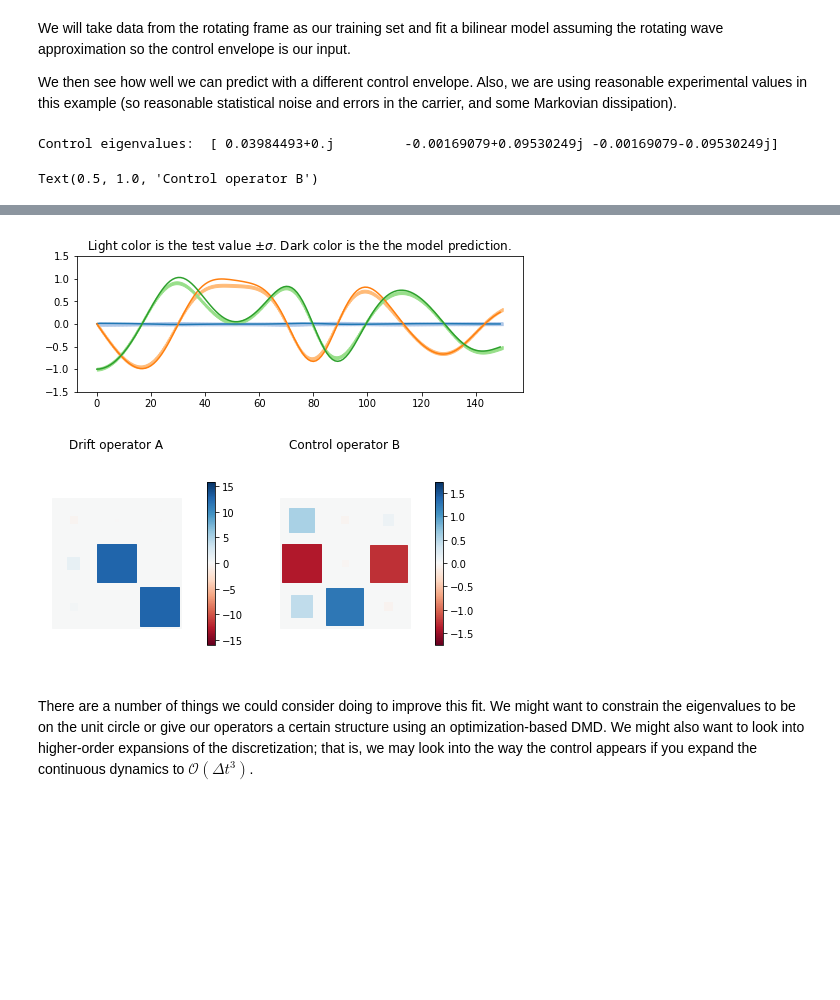
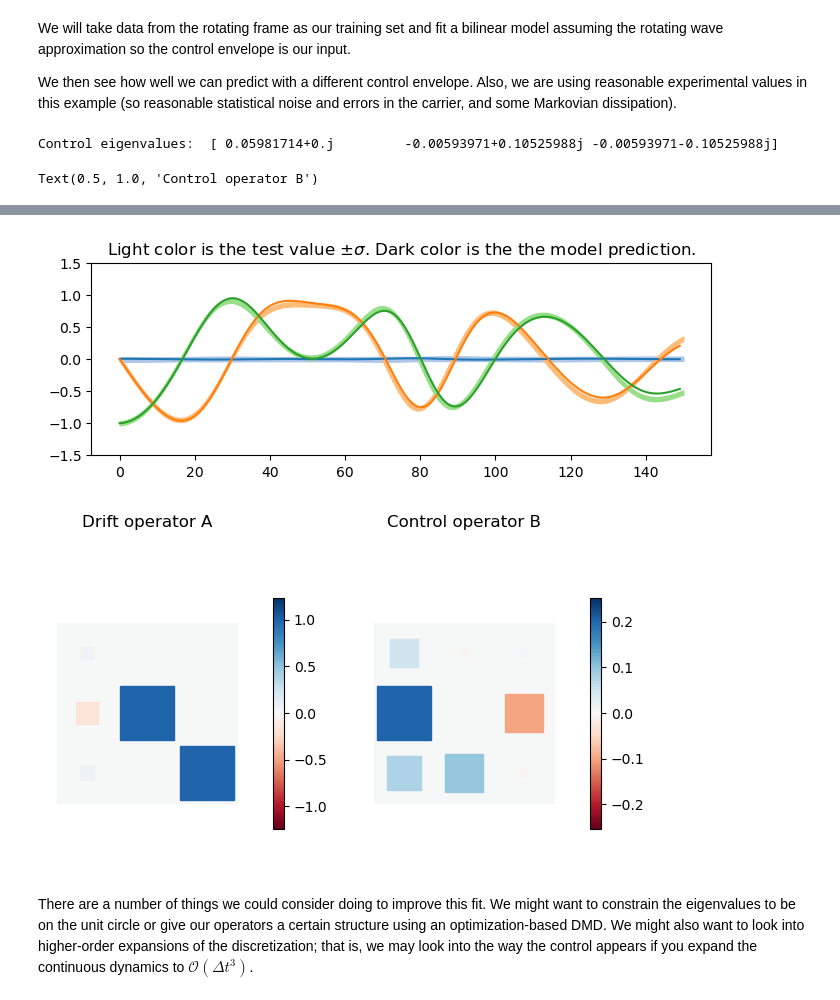
Before and after one commit to ImanGarsha/biDMD-for-quantum, a Jupyter notebook: Examples.ipynb, the cells around one changed output, grey strips where cells are left out. Saved outputs shown, nothing was run; the diff lists cells and outputs as text; code cells hidden in the pictures; blank space fills up the shorter version.

```diff
--- a/Examples.ipynb
+++ b/Examples.ipynb
@@ -194,0 +196,21 @@ Eigs:  [0.92071332+0.38479039j 0.92071332-0.38479039j 0.99421494+0.j        ]
+# %%
+# Fit the model
+model1 = dmd.ibiDMD(QbData.Y2_flat, QbData.Y1_flat, QbData.U1y_flat, QbData.T1y_flat, threshold_type='count', threshold=6, forgetting_factor =.9999)
+
+# Estimate the bare frequency
+est_bare = np.abs(np.angle(model1.eigs[1])/dt/2/np.pi)
+
+# Plot the eigenvvalues
+fig, ax = plt.subplots(1,figsize=[4,4])
+ax.set_aspect('equal'), ax.set_xlim([-1.15, 1.15]), ax.set_ylim([-1.15, 1.15])
+ax.set_xticks([-1,0,1])
+ax.set_yticks([-1,0,1])
+ax.set_xticklabels([-1,0,1],fontsize=24)
+ax.set_yticklabels([-1,0,1],fontsize=24)
+for eigs in model1.eigs:
+    ax.plot(eigs.real, eigs.imag, ms=12, marker='x', markeredgewidth=3, ls='', color='k')
+ax.add_artist(plt.Circle((0, 0), 1, color='k', linestyle='--', fill=False))
+ax.spines['right'].set_visible(False)
+ax.spines['top'].set_visible(False)
+print('Estimated bare frequency:', est_bare)
+print('Eigs: ', model1.eigs)
@@ -213,0 +373,12 @@ for j in range(min(n_experiments, 3)):
+# %%
+# Plot some of the training data and the training fit
+for j in range(min(n_experiments, 3)):
+    fig, axes = plt.subplots(3, 1, figsize=[8,10.75])
+    X_predict = model1.predict_dst(control=QbData.Uy[j], x0=QbData.Y[j][:,0])
+    print(QbData.Args_List[j]['Omega']/2/np.pi)
+    for m in range(n_measure):
+        axes[m].plot(QbData.Ty[j][:-1], X_predict[m,:-1], color=cmap2(2*m+1), marker='o', markeredgecolor=cmap(m), markerfacecolor='None', ms=3)
+        axes[m].plot(QbData.Ty[j], QbData.Y[j][m], color=cmap2(2*m+1))
+        axes[m].set_ylim([-1.4,1.4])
+    [ax.set_xticks([]) for ax in axes.flatten()[:-1]]
+    fig.subplots_adjust(wspace=0, hspace=0)
@@ -226,7 +404,7 @@ result = np.array(result_lab_test.expect)
 X = result[:,::skip]
 T1 = ts_test[::skip]
 U1 = fc_lab(T1, c_args_test).reshape(1,-1)
-X_predict = model.predict_dst(control=U1, x0=X[:,0])
+X_predict = model1.predict_dst(control=U1, x0=X[:,0])
 
 # Plot the prediction
 fig, axes = plt.subplots(3,1, figsize=[10,15.75])
@@ -387,7 +565,7 @@ for te in [train_envelope_1, train_envelope_2]:
 QbData.finalize()
 
 # Fit a model
-model = dmd.biDMD(QbData.Y2_flat, QbData.Y1_flat, QbData.U1y_flat, QbData.T1y_flat, threshold=1e-3, threshold_type='percent')
+model = dmd.ibiDMD(QbData.Y2_flat, QbData.Y1_flat, QbData.U1y_flat, QbData.T1y_flat, threshold=1e-3, threshold_type='percent')
 
 # Test data
 test_envelope = lambda t: .25-3*np.cos(1.5*np.pi/(tf-t0)*(t-t0)) + np.cos(4.1*np.pi/(tf-t0)*(t-t0))
@@ -399,36 +577,36 @@ predict = model.predict_dst(control=Uy_test)
 # Plot control
 fig,axes = plt.subplots(1,3,figsize=[28,10])
 for i in range(2):
     ax=axes[i]
     ax.plot(Ty, QbData.Uy[i][0], marker='+', color='k')
     ax.set_title('Training input {}'.format(i+1))
 ax=axes[2]
 ax.plot(Ty, Uy_test[0], marker='+', color='k')
 ax.set_title('Test input')
 [iax.set_ylim([-2.1,2.1]) for iax in axes]
 
 # Plot test prediction
 fig, ax = plt.subplots(1, figsize=[8,2.5])
 for m in range(n_measure):
     ax.fill_between(ts, result_test.expect[m]-sigma, result_test.expect[m]+sigma, color=cmap2(2*m+1))
     ax.plot(Ty, predict[m], color=cmap(m))
 ax.set_ylim([-1.5,1.5])
 ax.set_title('Light color is the test value $\pm \sigma$. Dark color is the the model prediction.')
 
 # In the rotating frame only the B operator has oscillating modes.
 print('Control eigenvalues: ', np.linalg.eigvals(model.B))
 
 fig, axes = plt.subplots(1, 2, figsize=[7.5,4])
 qt.hinton(model.A/dt, ax=axes[0])
 axes[0].set_title('Drift operator A')
 qt.hinton(model.B/dt, ax=axes[1])
 axes[1].set_title('Control operator B')
 # %% [output]
-Control eigenvalues:  [ 0.03984493+0.j         -0.00169079+0.09530249j -0.00169079-0.09530249j]
+Control eigenvalues:  [ 0.05981714+0.j         -0.00593971+0.10525988j -0.00593971-0.10525988j]
 Text(0.5, 1.0, 'Control operator B')
 [figure]
-[figure, old version]
+[figure, new version]
-[figure, old version]
+[figure, new version]
 # %% [markdown]
 There are a number of things we could consider doing to improve this fit. We might want to constrain the eigenvalues to be on the unit circle or give our operators a certain structure using an optimization-based DMD. We might also want to look into higher-order expansions of the discretization; that is, we may look into the way the control appears if you expand the continuous dynamics to $\mathcal{O}(\Delta t^3)$.
 # %% [markdown]
```
Also changed, not shown: parts of 16 cells of this notebook.
